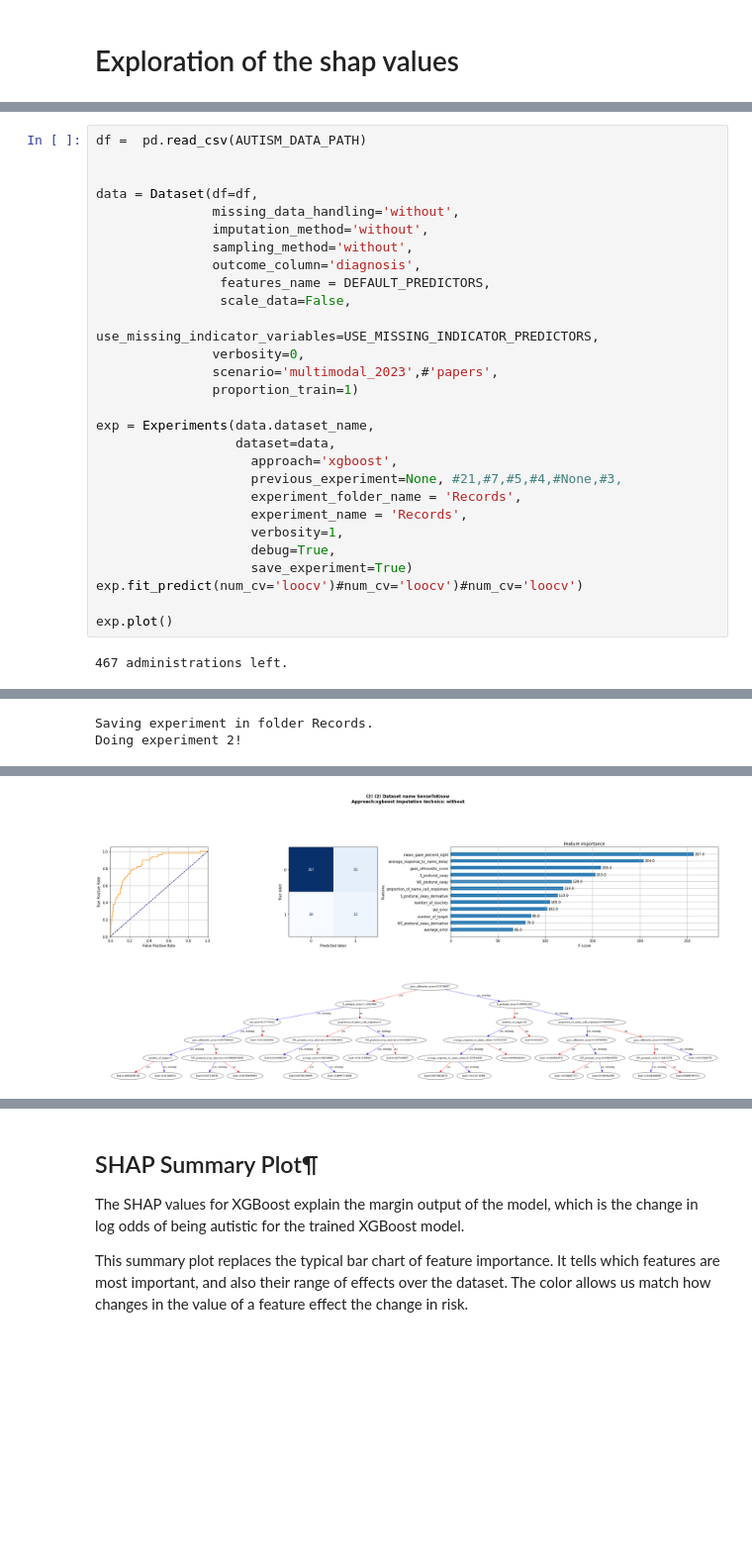
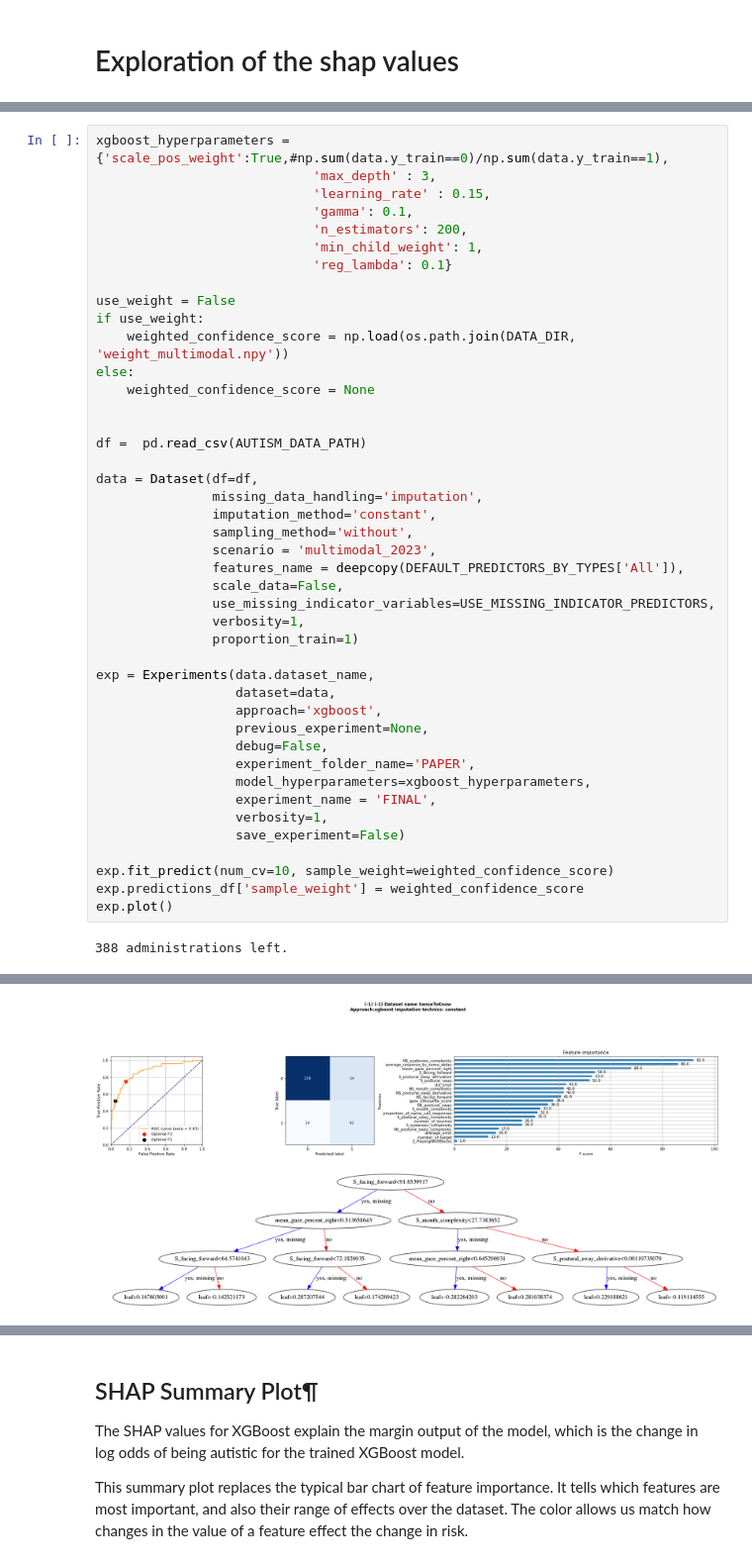
Before and after one commit to matiasdm/notes_on_stats, a Jupyter notebook: doc/notebooks/paper_shap_exploration.ipynb, the cells around one changed output, grey strips where cells are left out. Shown at 99% size. Cells and saved outputs as stored; diff of their text form; blank space fills up the shorter version.

```diff
--- a/doc/notebooks/paper_shap_exploration.ipynb
+++ b/doc/notebooks/paper_shap_exploration.ipynb
@@ -9,32 +5,47 @@ Done.
 # %%
+xgboost_hyperparameters = {'scale_pos_weight':True,#np.sum(data.y_train==0)/np.sum(data.y_train==1),
+                            'max_depth' : 3,
+                            'learning_rate' : 0.15,
+                            'gamma': 0.1,
+                            'n_estimators': 200,
+                            'min_child_weight': 1,
+                            'reg_lambda': 0.1}
+
+use_weight = False
+if use_weight:
+    weighted_confidence_score = np.load(os.path.join(DATA_DIR, 'weight_multimodal.npy'))
+else:
+    weighted_confidence_score = None
+
+
 df =  pd.read_csv(AUTISM_DATA_PATH)
 
-
 data = Dataset(df=df,
-               missing_data_handling='without',
-               imputation_method='without',
+               missing_data_handling='imputation',
+               imputation_method='constant',
                sampling_method='without',
-               outcome_column='diagnosis',
-                features_name = DEFAULT_PREDICTORS,
-                scale_data=False,
-                use_missing_indicator_variables=USE_MISSING_INDICATOR_PREDICTORS,
-               verbosity=0,
-               scenario='multimodal_2023',#'papers',
+               scenario = 'multimodal_2023',
+               features_name = deepcopy(DEFAULT_PREDICTORS_BY_TYPES['All']),
+               scale_data=False,
+               use_missing_indicator_variables=USE_MISSING_INDICATOR_PREDICTORS,
+               verbosity=1,
                proportion_train=1)
 
 exp = Experiments(data.dataset_name,
                   dataset=data,
-                    approach='xgboost',
-                    previous_experiment=None, #21,#7,#5,#4,#None,#3,
-                    experiment_folder_name = 'Records',
-                    experiment_name = 'Records',
-                    verbosity=1,
-                    debug=True,
-                    save_experiment=True)
-exp.fit_predict(num_cv='loocv')#num_cv='loocv')#num_cv='loocv')
+                  approach='xgboost',
+                  previous_experiment=None,
+                  debug=False,
+                  experiment_folder_name='PAPER',
+                  model_hyperparameters=xgboost_hyperparameters,
+                  experiment_name = 'FINAL',
+                  verbosity=1,
+                  save_experiment=False)
 
+exp.fit_predict(num_cv=10, sample_weight=weighted_confidence_score)
+exp.predictions_df['sample_weight'] = weighted_confidence_score
 exp.plot()
 # %% [output]
-467 administrations left.
+388 administrations left.
 |  | id |
 | diagnosis |  |
@@ -43,3 +54 @@ exp.plot()
-Saving experiment in folder Records.
-Doing experiment 2!
 |  | experiment_name | AUROC | AUC-PR | AUC-PR-Gain | AUC-PR-Corrected | AUC-PR-Gain-Corrected | ... |
@@ -47 +56 @@ Doing experiment 2!
-[figure, old version]
+[figure, new version]
```
Also changed, not shown: parts of 39 cells of this notebook, 17 other files.
